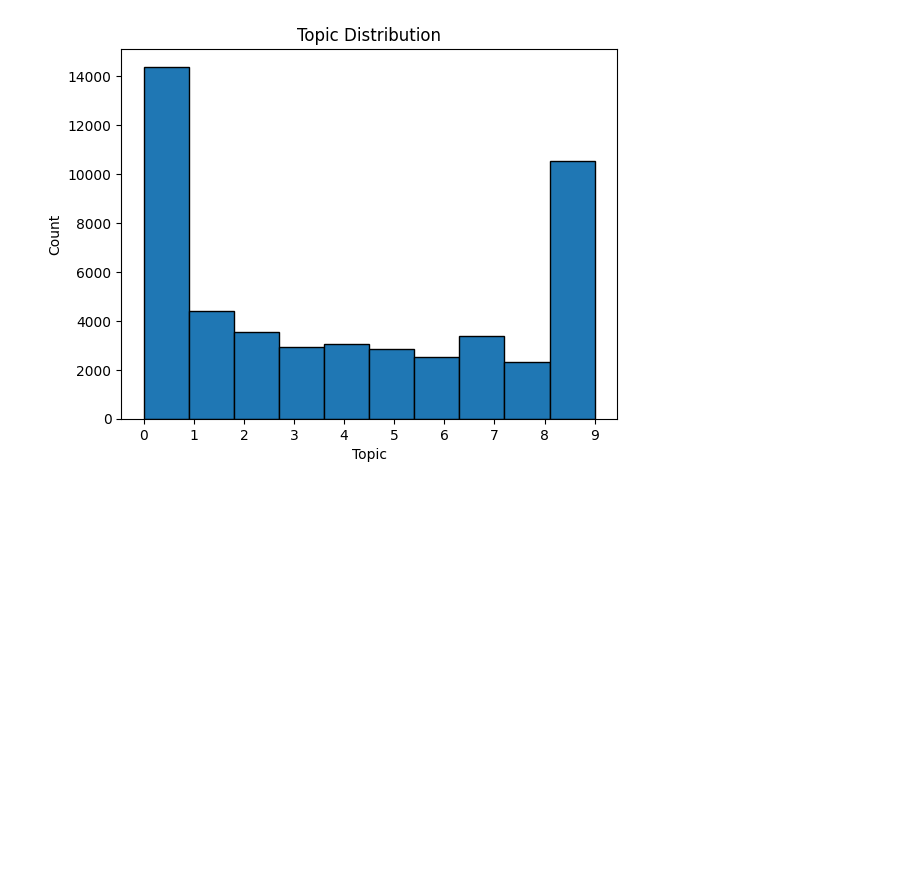
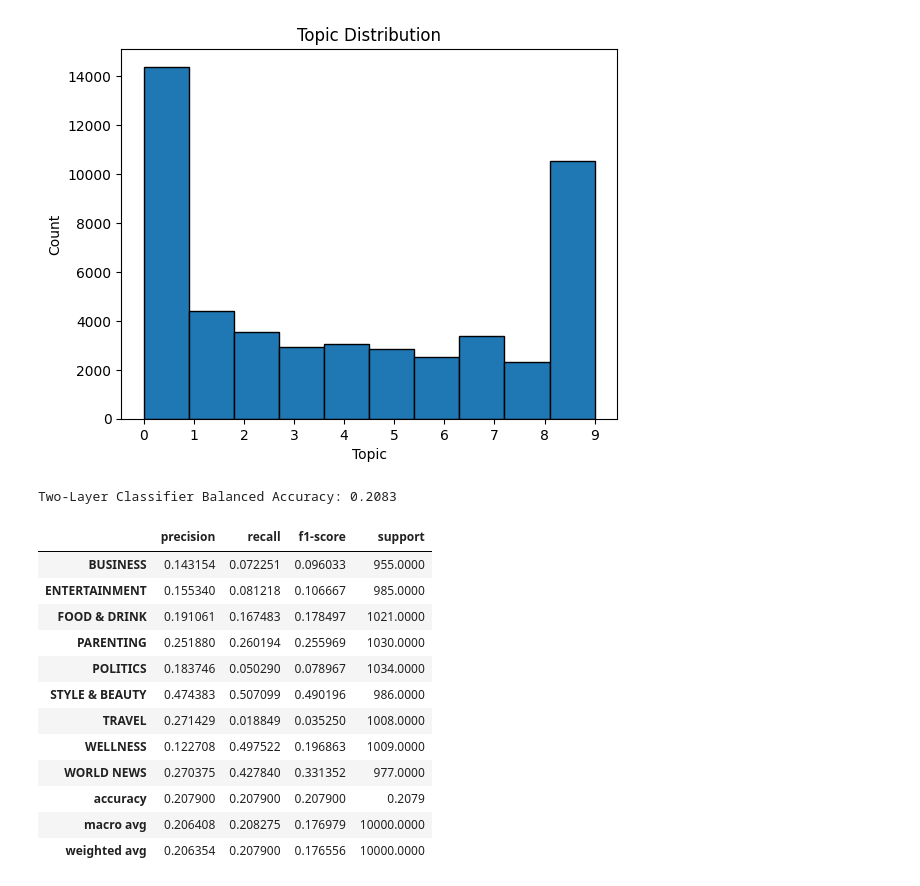
Before and after one commit to acsouza2398/ai_nlp, a Jupyter notebook: main_balanced.ipynb, the cells around one changed output. Drawn from its saved outputs; the diff is of its cells as text; code cells hidden in the pictures; blank space fills up the shorter version.

```diff
--- a/main_balanced.ipynb
+++ b/main_balanced.ipynb
@@ -290,3 +289,62 @@ plt.ylabel('Count')
 plt.show()
 # %% [output]
 [figure]
+# %%
+X_train, X_test, y_train, y_test = train_test_split(X_nmf, df['category'], test_size=0.2, random_state=42)
+
+# First layer: Classify documents into topics using the NMF topic features
+topic_classifier = LogisticRegression(max_iter=1000, random_state=42)
+topic_classifier.fit(X_train, np.argmax(X_train, axis=1))
+
+# Second layer: Train topic-specific classifiers
+topic_classifiers = {}
+for topic in range(n):
+    topic_indices = np.argmax(X_train, axis=1) == topic
+
+    if sum(topic_indices) > 0:
+        classifier = LogisticRegression(max_iter=1000, random_state=42)
+        classifier.fit(X_train[topic_indices], y_train[topic_indices])
+        topic_classifiers[topic] = classifier
+
+# Two-layer prediction function
+def two_layer_predict(X):
+    topic_predictions = topic_classifier.predict(X)
+    final_predictions = []
+
+    for i, topic in enumerate(topic_predictions):
+        if topic in topic_classifiers:
+            final_label = topic_classifiers[topic].predict(X[i].reshape(1, -1))
+        else:
+            final_label = np.array([None])
+        final_predictions.append(final_label[0])
+
+    return np.array(final_predictions)
+
+y_pred = two_layer_predict(X_test)
+
+# Evaluate the final model
+balanced_accuracy = balanced_accuracy_score(y_test, y_pred)
+print(f'Two-Layer Classifier Balanced Accuracy: {balanced_accuracy:.4f}')
+# %% [output]
+Two-Layer Classifier Balanced Accuracy: 0.2083
+# %%
+report = classification_report(y_test, y_pred, target_names=categories, output_dict=True)
+report_df = pd.DataFrame(report).transpose()
+
+report_df = report_df[report_df.precision != 0]
+
+display(report_df)
+# %% [output]
+|  | precision | recall | f1-score | support |
+| BUSINESS | 0.143154 | 0.072251 | 0.096033 | 955.0000 |
+| ENTERTAINMENT | 0.155340 | 0.081218 | 0.106667 | 985.0000 |
+| FOOD & DRINK | 0.191061 | 0.167483 | 0.178497 | 1021.0000 |
+| PARENTING | 0.251880 | 0.260194 | 0.255969 | 1030.0000 |
+| POLITICS | 0.183746 | 0.050290 | 0.078967 | 1034.0000 |
+| STYLE & BEAUTY | 0.474383 | 0.507099 | 0.490196 | 986.0000 |
+| TRAVEL | 0.271429 | 0.018849 | 0.035250 | 1008.0000 |
+| WELLNESS | 0.122708 | 0.497522 | 0.196863 | 1009.0000 |
+| WORLD NEWS | 0.270375 | 0.427840 | 0.331352 | 977.0000 |
+| accuracy | 0.207900 | 0.207900 | 0.207900 | 0.2079 |
+| macro avg | 0.206408 | 0.208275 | 0.176979 | 10000.0000 |
+| weighted avg | 0.206354 | 0.207900 | 0.176556 | 10000.0000 |
```
Also changed, not shown: parts of 4 cells of this notebook, 3 other files.
